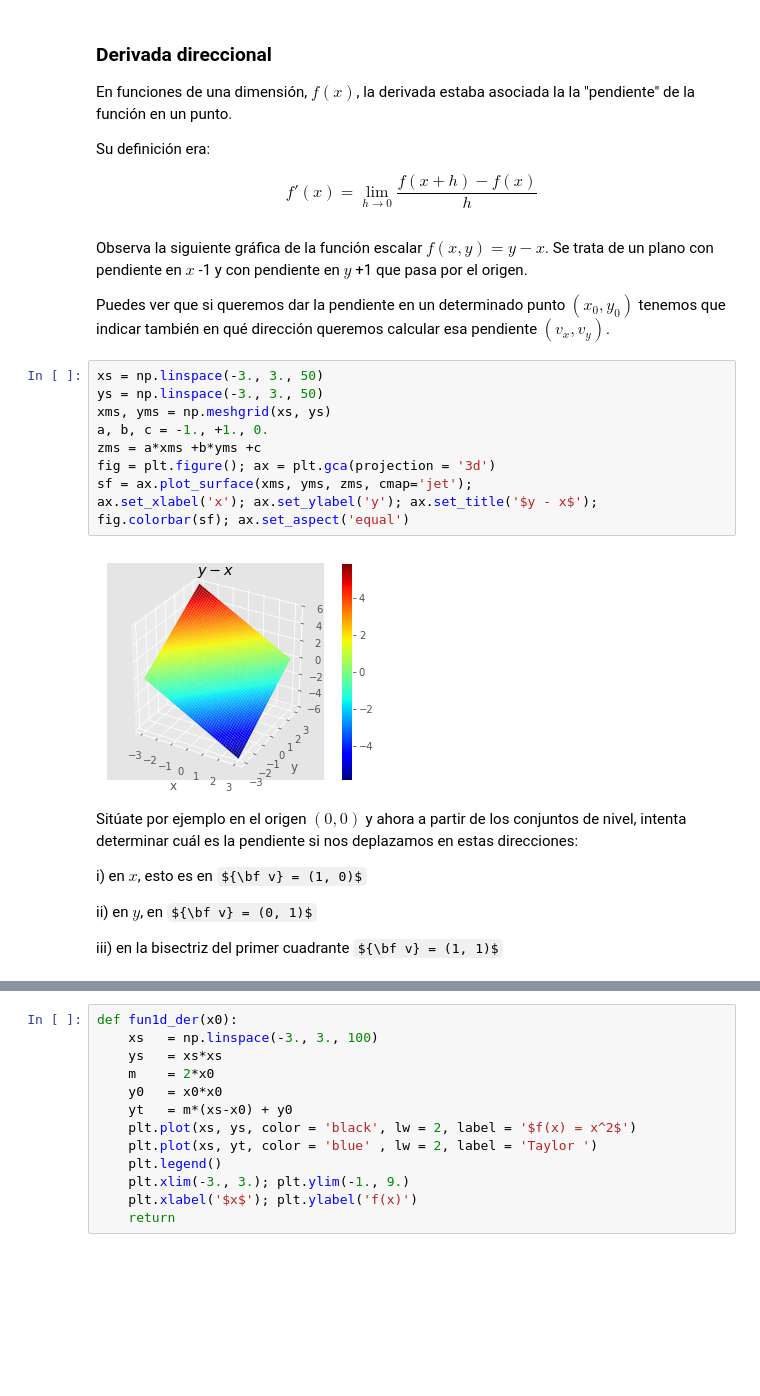
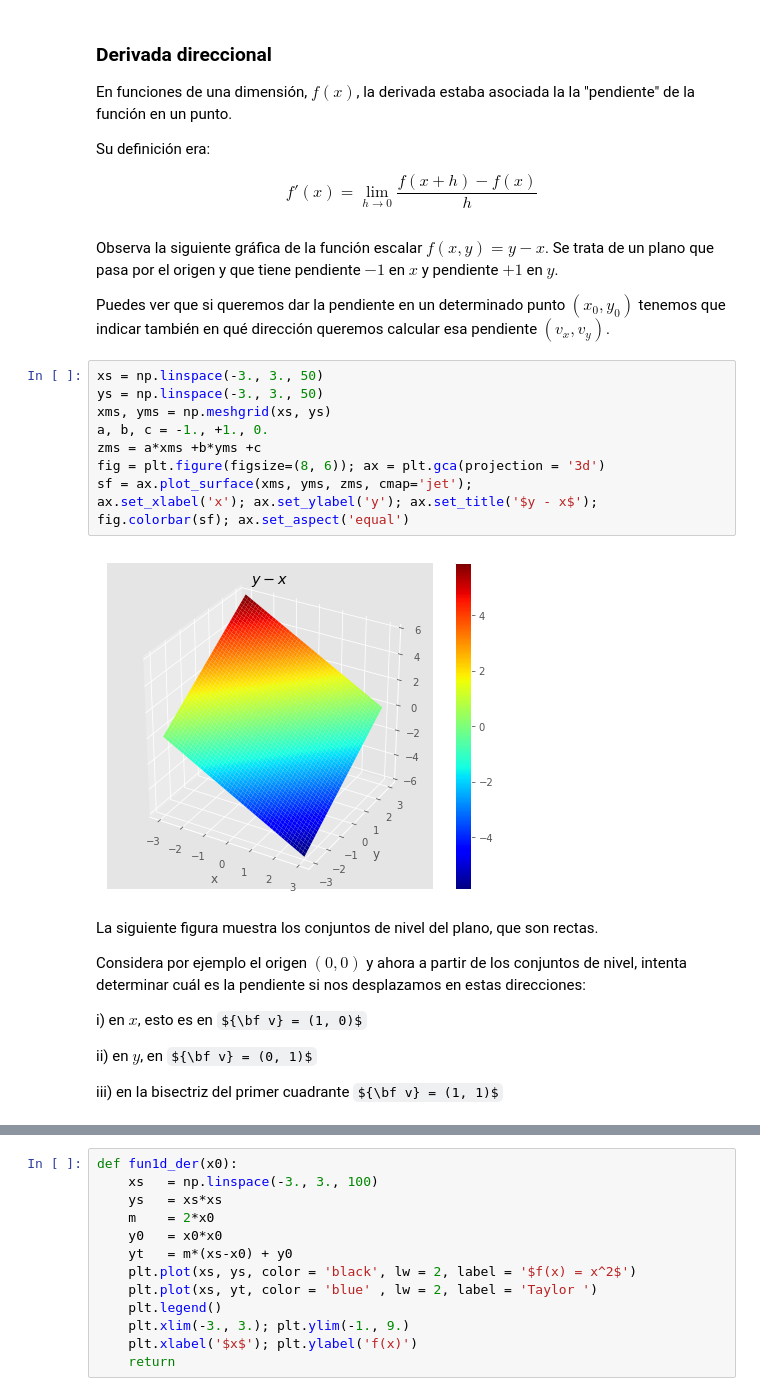
Before and after one commit to jahernando/USC-MMIII, a Jupyter notebook: tderivadas_direccional_diferencial.ipynb, the cells around one changed output, grey strips where cells are left out. Drawn from its saved outputs; the diff is of its cells as text; some formulas as TeX source; blank space fills up the shorter version.

```diff
--- a/tderivadas_direccional_diferencial.ipynb
+++ b/tderivadas_direccional_diferencial.ipynb
@@ -58,23 +56,25 @@ $$
 # %% [markdown]
 
 Observa la siguiente gráfica de la función escalar $f(x, y) = y - x$. Se trata de un plano
-con pendiente en $x$ -1 y con pendiente en $y$ +1 que pasa por el origen.
+que pasa por el origen y que tiene pendiente $-1$ en $x$ y pendiente $+1$ en $y$.
 
 Puedes ver que si queremos dar la pendiente en un determinado punto $(x_0, y_0)$ tenemos que indicar también en qué dirección queremos calcular esa pendiente $(v_x, v_y)$.
 # %%
 xs = np.linspace(-3., 3., 50)
 ys = np.linspace(-3., 3., 50)
 xms, yms = np.meshgrid(xs, ys)
 a, b, c = -1., +1., 0.
 zms = a*xms +b*yms +c
-fig = plt.figure(); ax = plt.gca(projection = '3d')
+fig = plt.figure(figsize=(8, 6)); ax = plt.gca(projection = '3d')
 sf = ax.plot_surface(xms, yms, zms, cmap='jet');
 ax.set_xlabel('x'); ax.set_ylabel('y'); ax.set_title('$y - x$');
 fig.colorbar(sf); ax.set_aspect('equal')
 # %% [output]
-[figure, old version]
+[figure, new version]
 # %% [markdown]
-Sitúate por ejemplo en el origen $(0, 0)$ y ahora a partir de los conjuntos de nivel, intenta determinar cuál es la pendiente si nos deplazamos en estas direcciones:
+La siguiente figura muestra los conjuntos de nivel del plano, que son rectas.
+
+Considera por ejemplo el origen $(0, 0)$ y ahora a partir de los conjuntos de nivel, intenta determinar cuál es la pendiente si nos desplazamos en estas direcciones:
 
 i) en $x$, esto es en ${\bf v} = (1, 0)$
 
```
Also changed, not shown: parts of 31 cells of this notebook, 2 other files.
